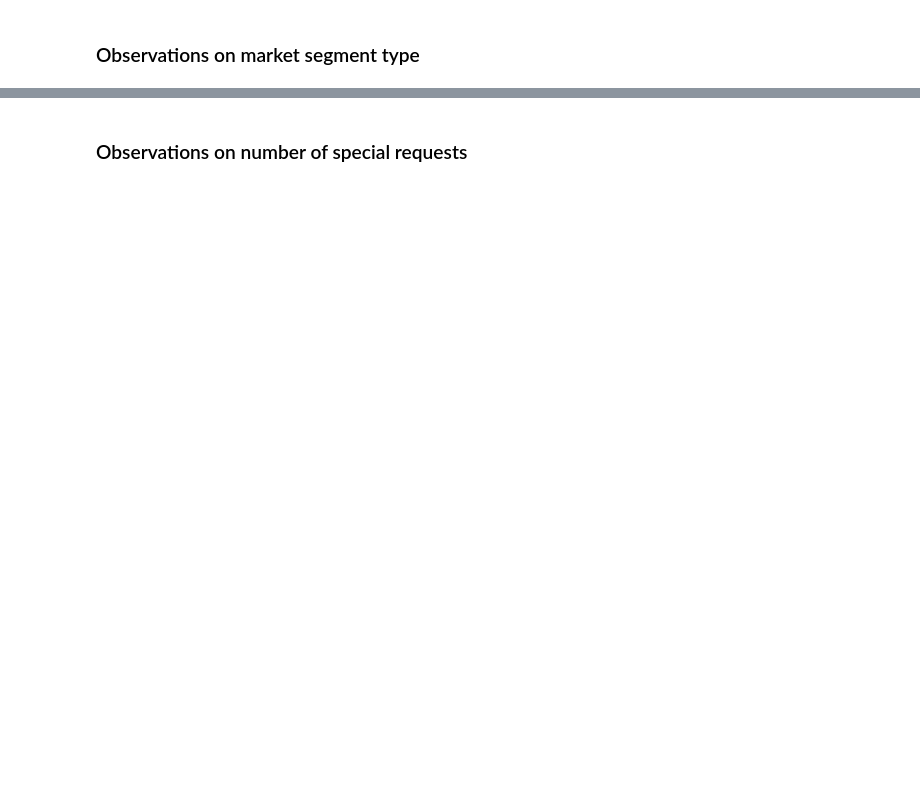
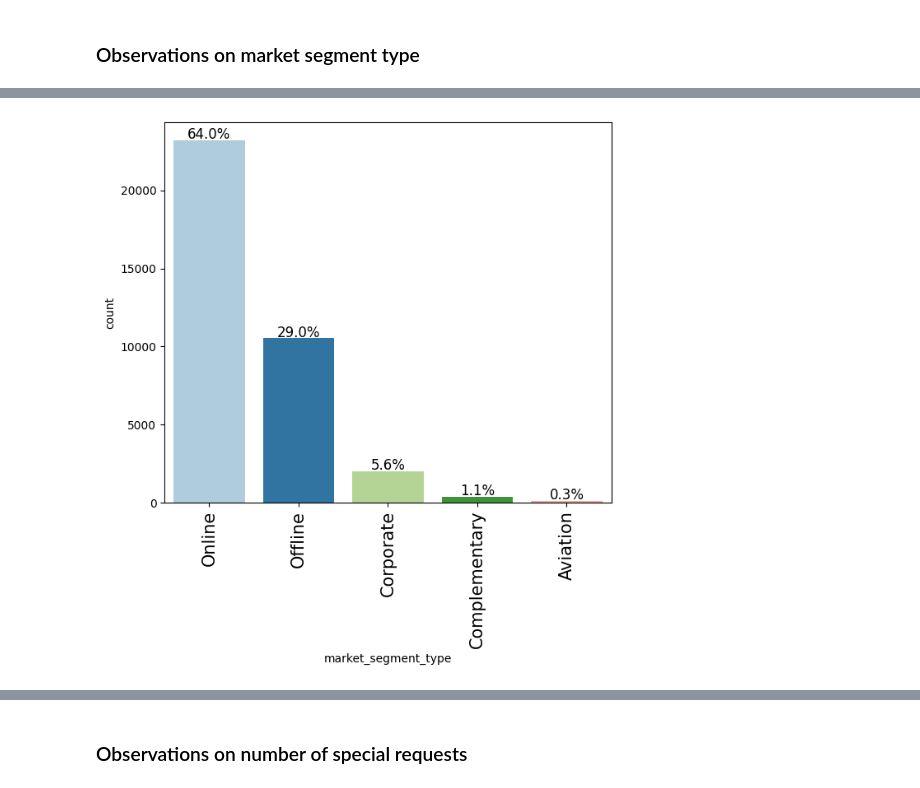
Before and after one commit to CoderSales/machine-learning-classification, a Jupyter notebook: Project_SLC_DSBA_INNHotels_LowCode_%281%29.ipynb, the cells around one changed output, grey strips where cells are left out. Drawn from its saved outputs; the diff is of its cells as text; code cells hidden in the pictures; blank space fills up the shorter version.

```diff
--- a/Project_SLC_DSBA_INNHotels_LowCode_%281%29.ipynb
+++ b/Project_SLC_DSBA_INNHotels_LowCode_%281%29.ipynb
@@ -2111,2 +2135,4 @@ labeled_barplot('_______')  ## Complete the code to create labeled_barplot for a
 # %%
-labeled_barplot('_______')  ## Complete the code to create labeled_barplot for market segment type
+labeled_barplot(data, "market_segment_type", perc=True)  ## Complete the code to create labeled_barplot for market segment type
+# %% [output]
+[figure, added]
```
Also changed, not shown: parts of 12 cells of this notebook.
